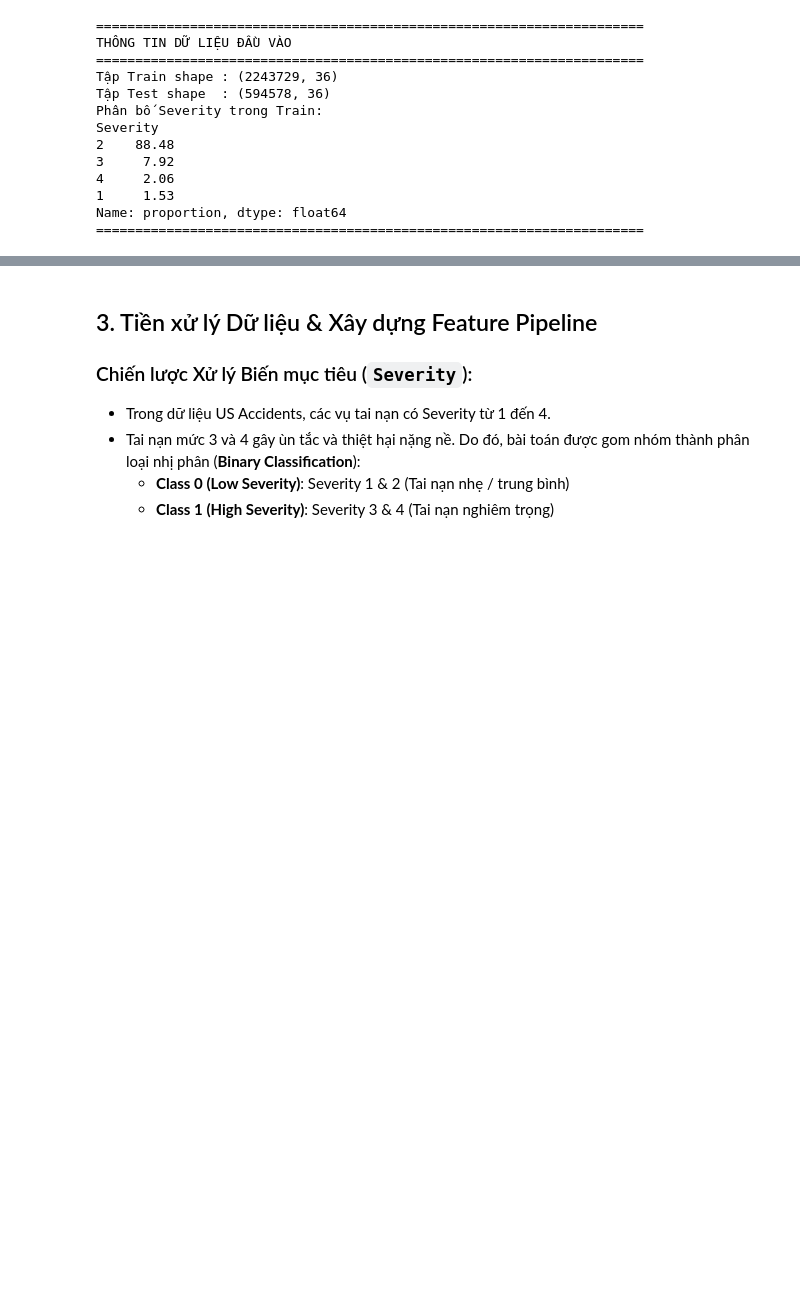
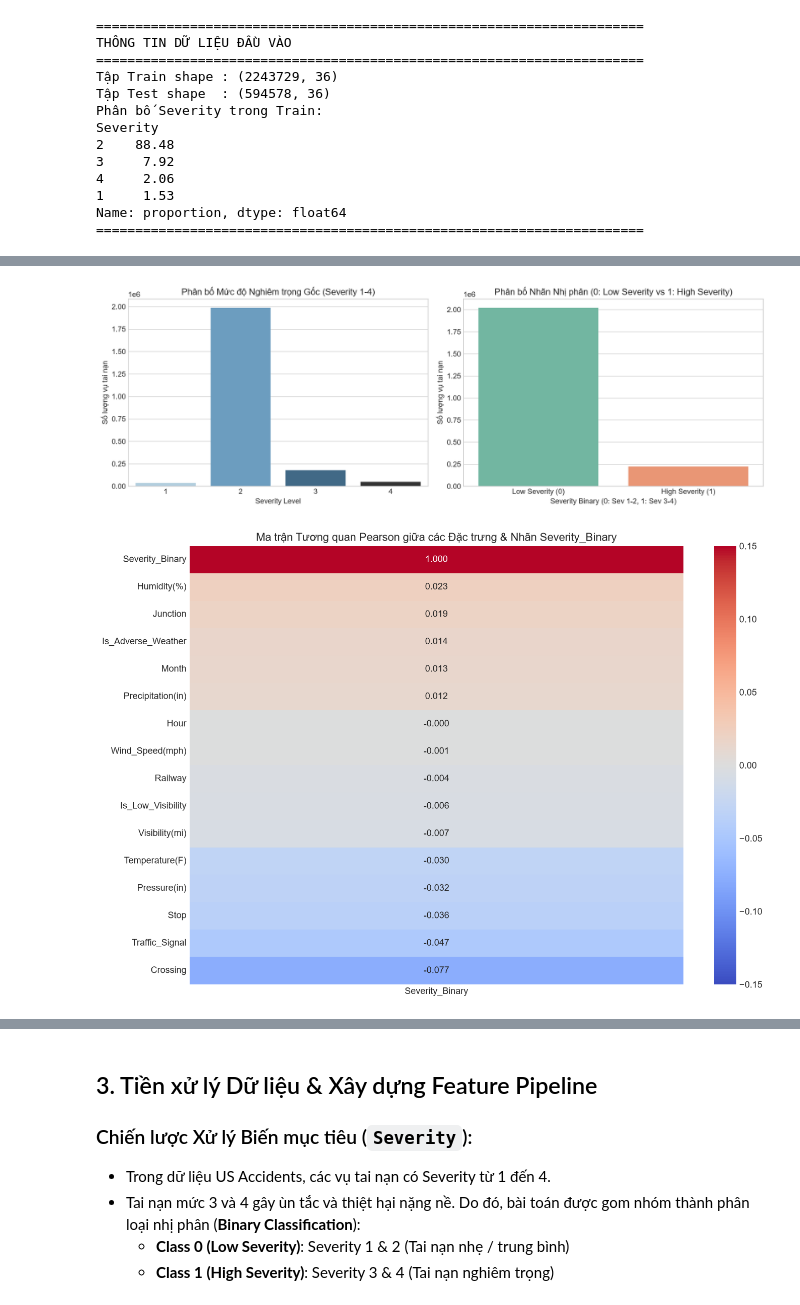
Before and after one commit to trannam1304/data-analysis-us-accidents-project, a Jupyter notebook: notebooks/03_predictive_modeling.ipynb, the cells around one changed output, grey strips where cells are left out. Drawn from its saved outputs; the diff is of its cells as text; code cells hidden in the pictures; blank space fills up the shorter version.

```diff
--- a/notebooks/03_predictive_modeling.ipynb
+++ b/notebooks/03_predictive_modeling.ipynb
@@ -94,0 +115,48 @@ Name: proportion, dtype: float64
+# %%
+# 1. Tạo nhãn nhị phân cho bước khảo sát
+train_df['Severity_Binary'] = (train_df['Severity'] >= 3).astype(int)
+
+# 2. Vẽ biểu đồ phân phối nhãn Severity & Severity_Binary
+fig, axes = plt.subplots(1, 2, figsize=(14, 5))
+
+sns.countplot(data=train_df, x='Severity', hue='Severity', palette='Blues_d', legend=False, ax=axes[0])
+axes[0].set_title('Phân bố Mức độ Nghiêm trọng Gốc (Severity 1-4)')
+axes[0].set_xlabel('Severity Level')
+axes[0].set_ylabel('Số lượng vụ tai nạn')
+
+sns.countplot(data=train_df, x='Severity_Binary', hue='Severity_Binary', palette='Set2', legend=False, ax=axes[1])
+axes[1].set_title('Phân bố Nhãn Nhị phân (0: Low Severity vs 1: High Severity)')
+axes[1].set_xlabel('Severity Binary (0: Sev 1-2, 1: Sev 3-4)')
+axes[1].set_ylabel('Số lượng vụ tai nạn')
+axes[1].set_xticks([0, 1])
+axes[1].set_xticklabels(['Low Severity (0)', 'High Severity (1)'])
+
+plt.tight_layout()
+plt.show()
+
+# 3. Tính ma trận tương quan giữa các biến số/boolean với Severity_Binary
+corr_cols = [
+    'Hour', 'Month', 'Temperature(F)', 'Humidity(%)', 'Pressure(in)',
+    'Visibility(mi)', 'Wind_Speed(mph)', 'Precipitation(in)',
+    'Junction', 'Crossing', 'Traffic_Signal', 'Railway', 'Stop',
+    'Is_Adverse_Weather', 'Is_Low_Visibility', 'Severity_Binary'
+]
+existing_corr_cols = [c for c in corr_cols if c in train_df.columns]
+
+# Ép kiểu boolean sang int để tính corr
+corr_df = train_df[existing_corr_cols].copy()
+for col in corr_df.columns:
+    if corr_df[col].dtype == bool:
+        corr_df[col] = corr_df[col].astype(int)
+
+plt.figure(figsize=(12, 8))
+sns.heatmap(
+    corr_df.corr()[['Severity_Binary']].sort_values(by='Severity_Binary', ascending=False),
+    annot=True, fmt='.3f', cmap='coolwarm', vmin=-0.15, vmax=0.15
+)
+plt.title('Ma trận Tương quan Pearson giữa các Đặc trưng & Nhãn Severity_Binary')
+plt.tight_layout()
+plt.show()
+# %% [output]
+[figure, added]
+[figure, added]
```
Also changed, not shown: parts of 10 cells of this notebook, 1 other file.
